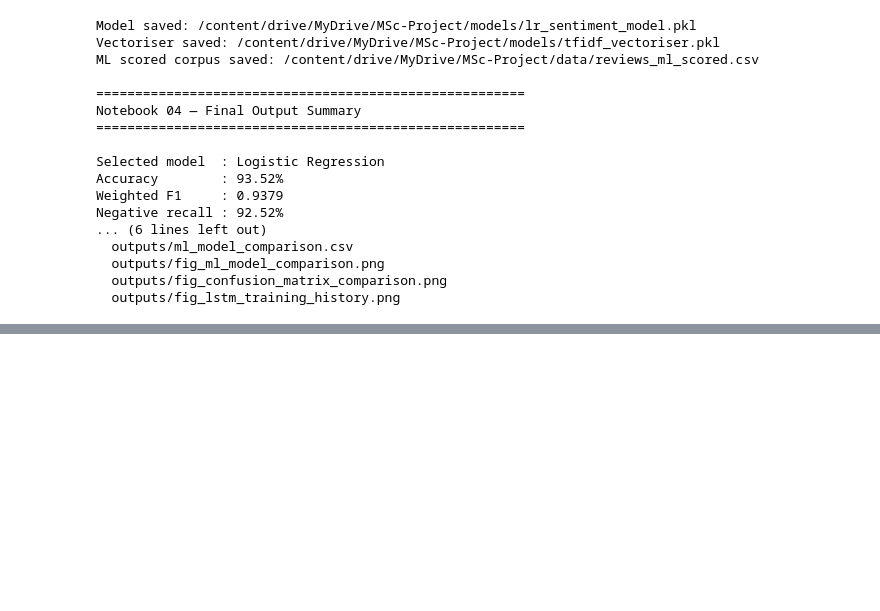
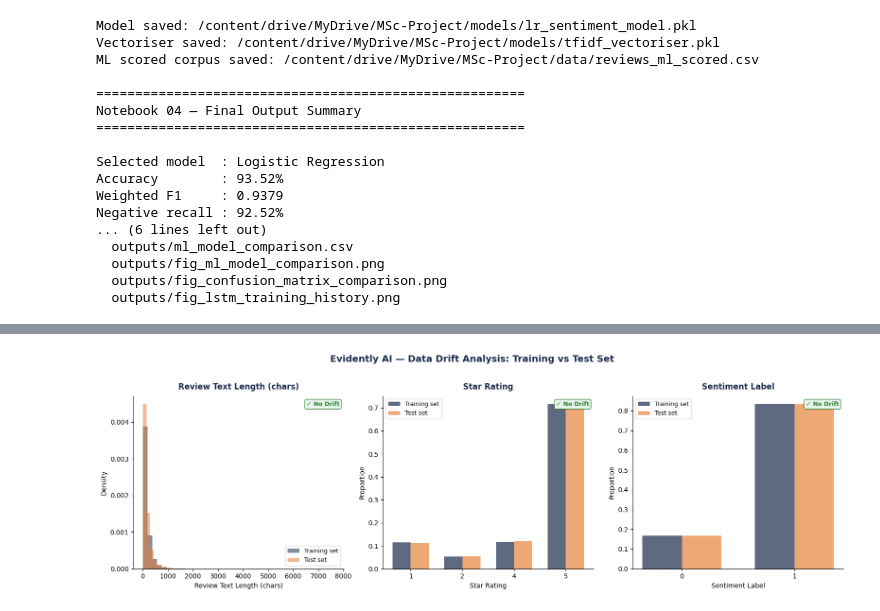
Before and after one commit to aqeel-gardezi/MSc-Project, a Jupyter notebook: notebooks/04_ml_models.ipynb, the cells around one changed output, grey strips where cells are left out. Cells and saved outputs as stored; diff of their text form; code cells hidden in the pictures; blank space fills up the shorter version.

Commit message:
Add Evidently AI classification report, radar chart, data drift report and visualisations (Steps 10-12b)

```diff
--- a/notebooks/04_ml_models.ipynb
+++ b/notebooks/04_ml_models.ipynb
@@ -925,0 +1257,99 @@ Negative recall : 92.52%
+# %%
+# Step 12b: Data drift visualisation
+# The distribution of each feature is plotted for the training and
+# test sets side by side. The absence of drift is confirmed visually
+# through overlapping distributions. Three panels are produced —
+# one per feature — saved as a single 300 dpi figure.
+
+import matplotlib.pyplot as plt
+import numpy as np
+
+fig, axes = plt.subplots(1, 3, figsize=(16, 5))
+fig.patch.set_facecolor('white')
+
+features = {
+    'text_length' : ('Review Text Length (chars)', False),
+    'rating'      : ('Star Rating',                True),
+    'sentiment'   : ('Sentiment Label',            True),
+}
+
+colours = {
+    'Training set' : ('#1B2A4A', 0.55),
+    'Test set'     : ('#E8833A', 0.55),
+}
+
+for ax, (col, (label, is_discrete)) in zip(axes, features.items()):
+
+    train_vals = train_drift_df[col].values
+    test_vals  = test_drift_df[col].values
+
+    if is_discrete:
+        # Bar chart for discrete features
+        unique_vals = sorted(set(train_vals) | set(test_vals))
+
+        train_counts = [
+            (train_vals == v).sum() / len(train_vals) for v in unique_vals
+        ]
+        test_counts  = [
+            (test_vals  == v).sum() / len(test_vals)  for v in unique_vals
+        ]
+
+        x      = np.arange(len(unique_vals))
+        width  = 0.35
+
+        ax.bar(x - width/2, train_counts, width,
+               label='Training set',
+               color='#1B2A4A', alpha=0.70)
+        ax.bar(x + width/2, test_counts, width,
+               label='Test set',
+               color='#E8833A', alpha=0.70)
+
+        ax.set_xticks(x)
+        ax.set_xticklabels(
+            [str(int(v)) for v in unique_vals], fontsize=10
+        )
+        ax.set_ylabel('Proportion', fontsize=10)
+
+    else:
+        # Histogram for continuous features
+        bins = 40
+        ax.hist(train_vals, bins=bins, density=True,
+                color='#1B2A4A', alpha=0.55,
+                label='Training set', edgecolor='none')
+        ax.hist(test_vals,  bins=bins, density=True,
+                color='#E8833A', alpha=0.55,
+                label='Test set',     edgecolor='none')
+        ax.set_ylabel('Density', fontsize=10)
+
+    ax.set_title(label, fontsize=12,
+                 fontweight='bold', color='#1B2A4A', pad=10)
+    ax.set_xlabel(label, fontsize=10)
+    ax.legend(fontsize=9)
+    ax.spines['top'].set_visible(False)
+    ax.spines['right'].set_visible(False)
+
+    # No drift annotation
+    ax.text(0.98, 0.97, '✓ No Drift',
+            transform=ax.transAxes,
+            fontsize=9, color='#2e7d32',
+            fontweight='bold',
+            ha='right', va='top',
+            bbox=dict(boxstyle='round,pad=0.3',
+                      facecolor='#e6f4ea',
+                      edgecolor='#2e7d32',
+                      linewidth=0.8))
+
+fig.suptitle(
+    'Evidently AI — Data Drift Analysis: Training vs Test Set',
+    fontsize=14, fontweight='bold', color='#1B2A4A', y=1.02
+)
+
+plt.tight_layout()
+
+drift_fig_path = f'{output_dir}/fig_evidently_data_drift.png'
+plt.savefig(drift_fig_path, dpi=300, bbox_inches='tight',
+            facecolor='white')
+plt.show()
+print("Figure saved to:", drift_fig_path)
+# %% [output]
+[figure, added]
```
Also changed, not shown: parts of 10 cells of this notebook.
